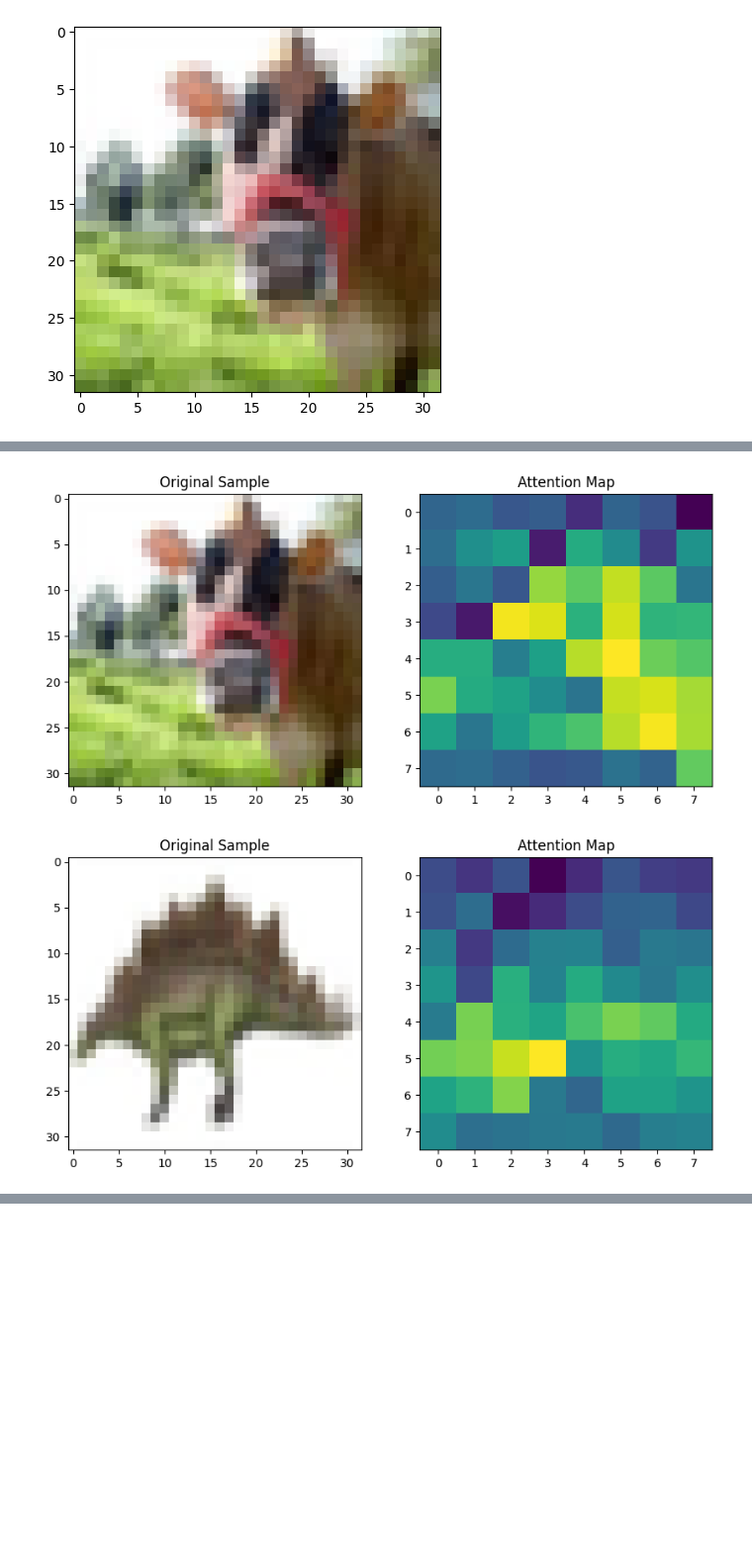
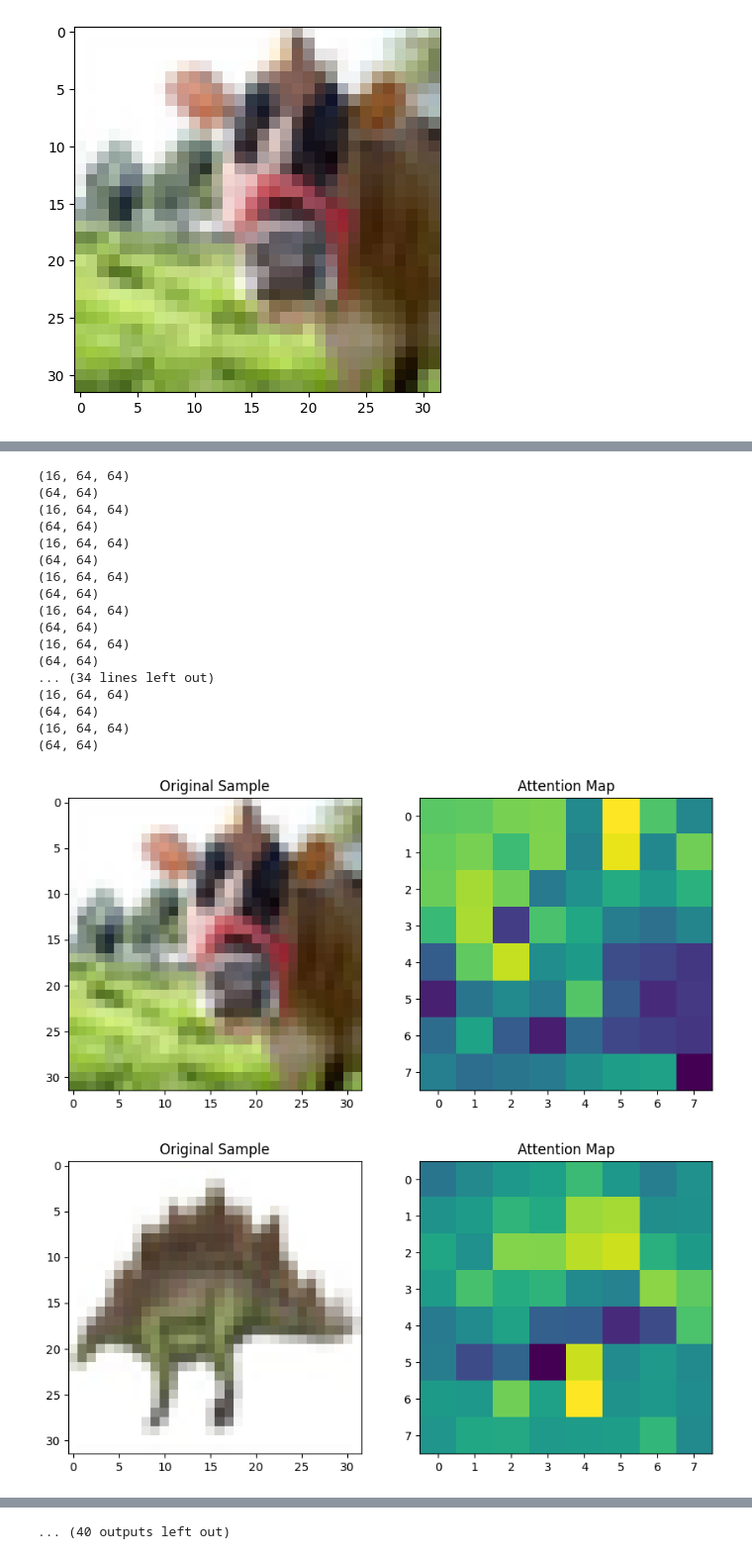
Before and after one commit to Lord225/explain-rl, a Jupyter notebook: analize-vits-cifar.ipynb, the cells around one changed output, grey strips where cells are left out. Shown at 99% size. Saved outputs shown, nothing was run; the diff lists cells and outputs as text; code cells hidden in the pictures; blank space fills up the shorter version.

```diff
--- a/analize-vits-cifar.ipynb
+++ b/analize-vits-cifar.ipynb
@@ -91,7 +97,7 @@ plt.imshow(sample)
 <matplotlib.image.AxesImage at 0x...>
 [figure]
 # %%
-for i in range(10):
+for i in range(50):
     sample = x_train[i].reshape(1, 32, 32, 3)
 
     plt.figure(figsize=(10, 5))
@@ -102,9 +108,12 @@ for i in range(10):
     plt.title('Original Sample')
 
     # Second plot: Attention map
-    attentions = model.compute_attention_map(sample)[0][0]
+    attentions = model.compute_attention_map(sample).numpy()
+    attentions = np.squeeze(attentions)
+    attentions = np.mean(attentions, axis=0)
     print(attentions.shape)
-    numpy = np.mean(attentions.numpy(), axis=0)
+    # strip empty dimensions (all of them )
+    numpy = np.mean(attentions, axis=0)
     #numpy = attentions.numpy()[4]
     print(numpy.shape)
     plt.subplot(1, 2, 2)
@@ -136,2 +142,19 @@ plt.show()
+(16, 64, 64)
+(64, 64)
+(16, 64, 64)
+(64, 64)
+(16, 64, 64)
+(64, 64)
+(16, 64, 64)
+(64, 64)
+(16, 64, 64)
+(64, 64)
+(16, 64, 64)
+(64, 64)
+... (34 lines left out)
+(16, 64, 64)
+(64, 64)
+(16, 64, 64)
+(64, 64)
-[figure, old version]
+[figure, new version]
-[figure, old version]
+[figure, new version]
@@ -145,0 +169 @@ plt.show()
+... (40 outputs left out)
```
Also changed, not shown: parts of 3 cells of this notebook, 5 other files.
